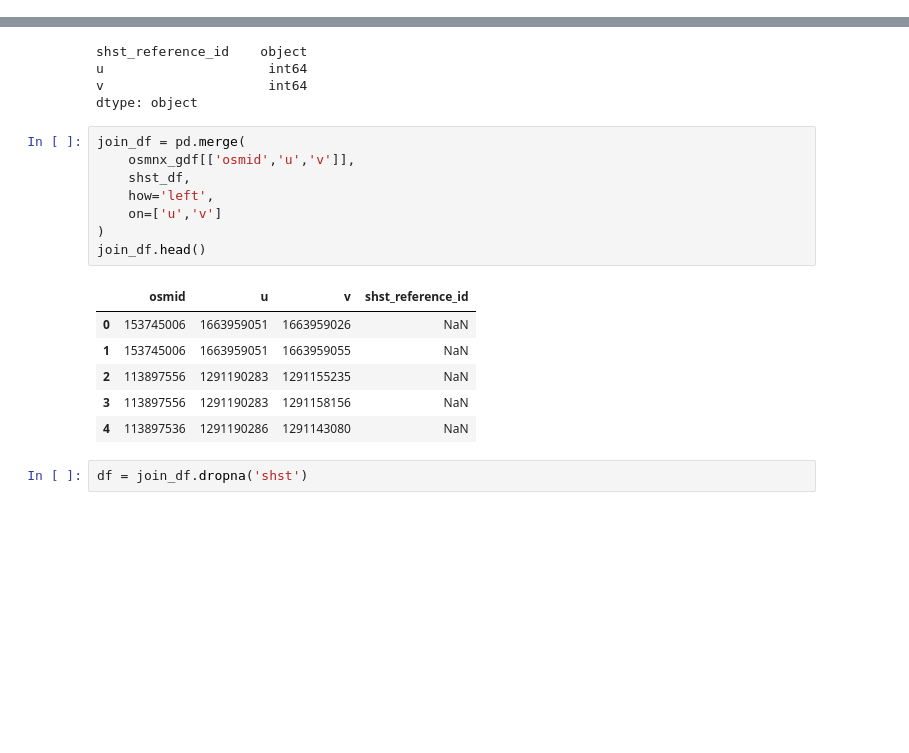
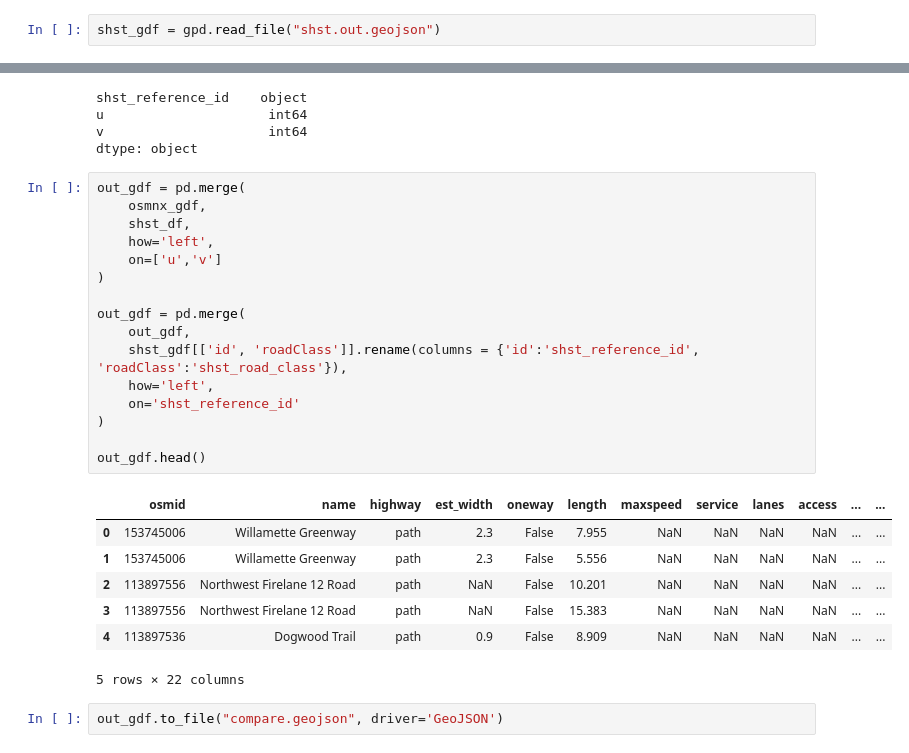
Before and after one commit to DavidOry/osm-extract-validator, a Jupyter notebook: osmnx_extract.ipynb, the cells around one changed output, grey strips where cells are left out. Drawn from its saved outputs; the diff is of its cells as text; blank space fills up the shorter version.

Commit message:
add some tableau

```diff
--- a/osmnx_extract.ipynb
+++ b/osmnx_extract.ipynb
@@ -195,3 +214,5 @@ arrow.write_feather(shst_df, "shst.feather")
+# %%
+shst_gdf = gpd.read_file("shst.out.geojson")
 # %%
 shst_df = arrow.read_feather("shst.feather")
 # %% [markdown]
@@ -224,19 +254,28 @@ u                     int64
 v                     int64
 dtype: object
 # %%
-join_df = pd.merge(
-    osmnx_gdf[['osmid','u','v']],
+out_gdf = pd.merge(
+    osmnx_gdf,
     shst_df,
     how='left',
     on=['u','v']
 )
-join_df.head()
+
+out_gdf = pd.merge(
+    out_gdf,
+    shst_gdf[['id', 'roadClass']].rename(columns = {'id':'shst_reference_id', 'roadClass':'shst_road_class'}),
+    how='left',
+    on='shst_reference_id'
+)
+
+out_gdf.head()
 # %% [output]
-|  | osmid | u | v | shst_reference_id |
-| 0 | 153745006 | 1663959051 | 1663959026 | NaN |
-| 1 | 153745006 | 1663959051 | 1663959055 | NaN |
-| 2 | 113897556 | 1291190283 | 1291155235 | NaN |
-| 3 | 113897556 | 1291190283 | 1291158156 | NaN |
-| 4 | 113897536 | 1291190286 | 1291143080 | NaN |
+|  | osmid | name | highway | est_width | oneway | length | maxspeed | service | lanes | access | ... | ... |
+| 0 | 153745006 | Willamette Greenway | path | 2.3 | False | 7.955 | NaN | NaN | NaN | NaN | ... | ... |
+| 1 | 153745006 | Willamette Greenway | path | 2.3 | False | 5.556 | NaN | NaN | NaN | NaN | ... | ... |
+| 2 | 113897556 | Northwest Firelane 12 Road | path | NaN | False | 10.201 | NaN | NaN | NaN | NaN | ... | ... |
+| 3 | 113897556 | Northwest Firelane 12 Road | path | NaN | False | 15.383 | NaN | NaN | NaN | NaN | ... | ... |
+| 4 | 113897536 | Dogwood Trail | path | 0.9 | False | 8.909 | NaN | NaN | NaN | NaN | ... | ... |
+5 rows × 22 columns
-# %%
-df = join_df.dropna('shst')
+# %%
+out_gdf.to_file("compare.geojson", driver='GeoJSON')
```
Also changed, not shown: parts of 7 cells of this notebook, 5 other files.
